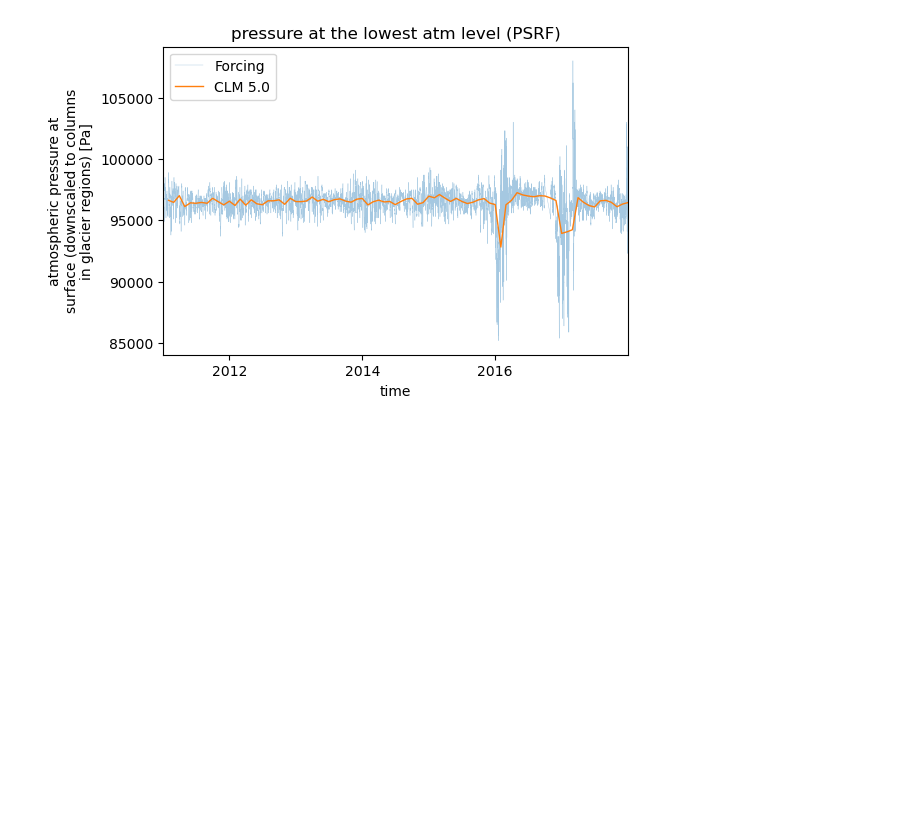
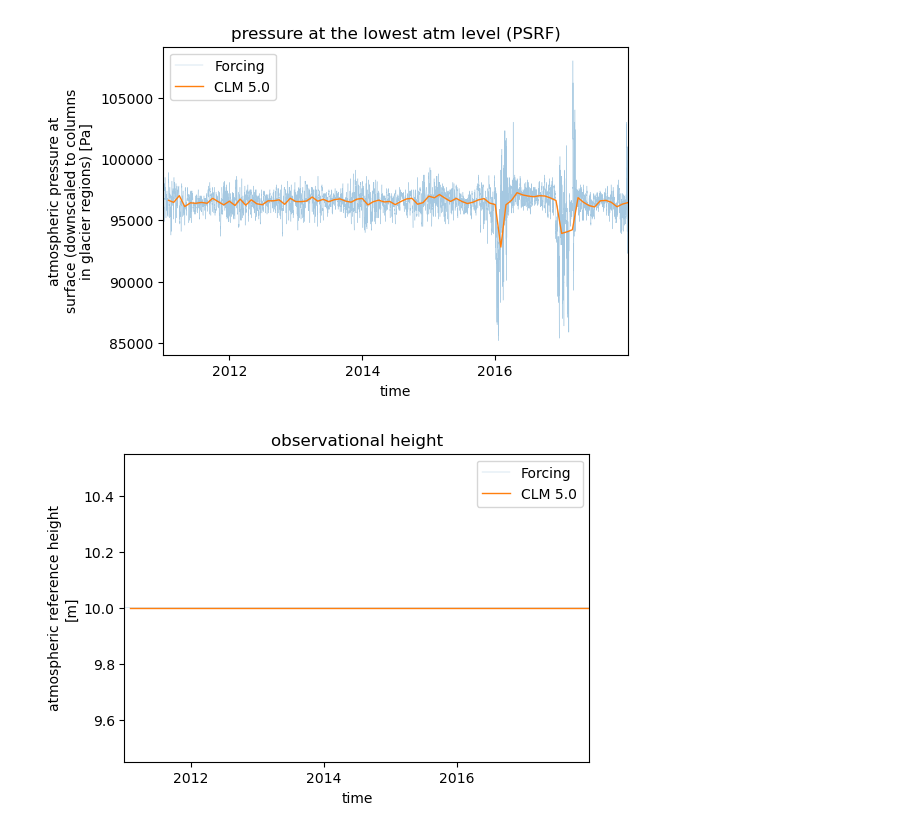
Before and after one commit to mwdjones/clm_frost, a Jupyter notebook: data-analysis/plot-forcing-data.ipynb, the cells around one changed output. Drawn from its saved outputs; the diff is of its cells as text; code cells hidden in the pictures; blank space fills up the shorter version.

```diff
--- a/data-analysis/plot-forcing-data.ipynb
+++ b/data-analysis/plot-forcing-data.ipynb
@@ -108,3 +70,7 @@ plot_forcing('RH', 'RH2M')
 plot_forcing('PSRF', 'PBOT')
 # %% [output]
 [figure]
+# %%
+plot_forcing('ZBOT', 'ZBOT')
+# %% [output]
+[figure, added]
```
Also changed, not shown: parts of 8 cells of this notebook, 16 other files.
